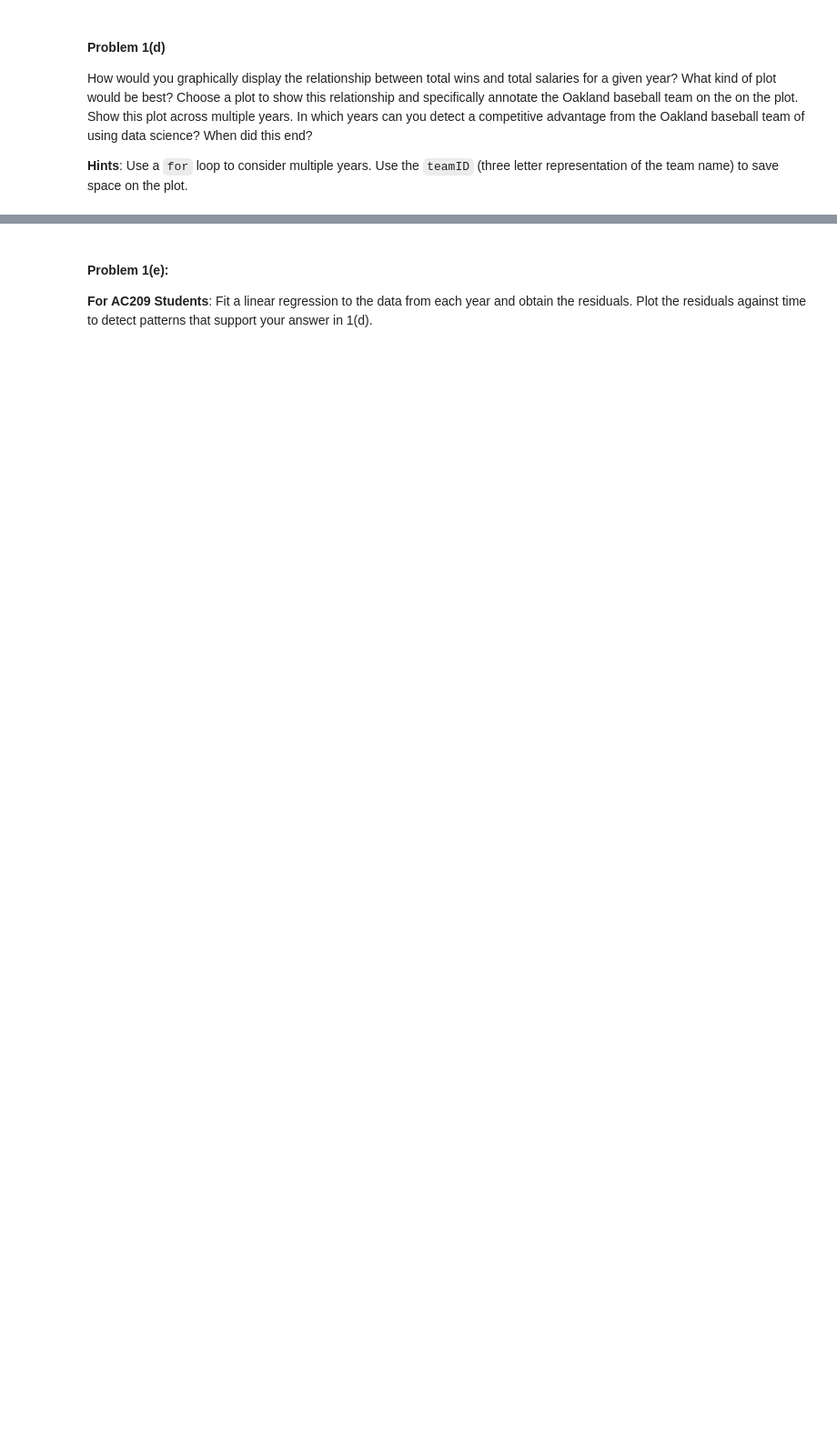
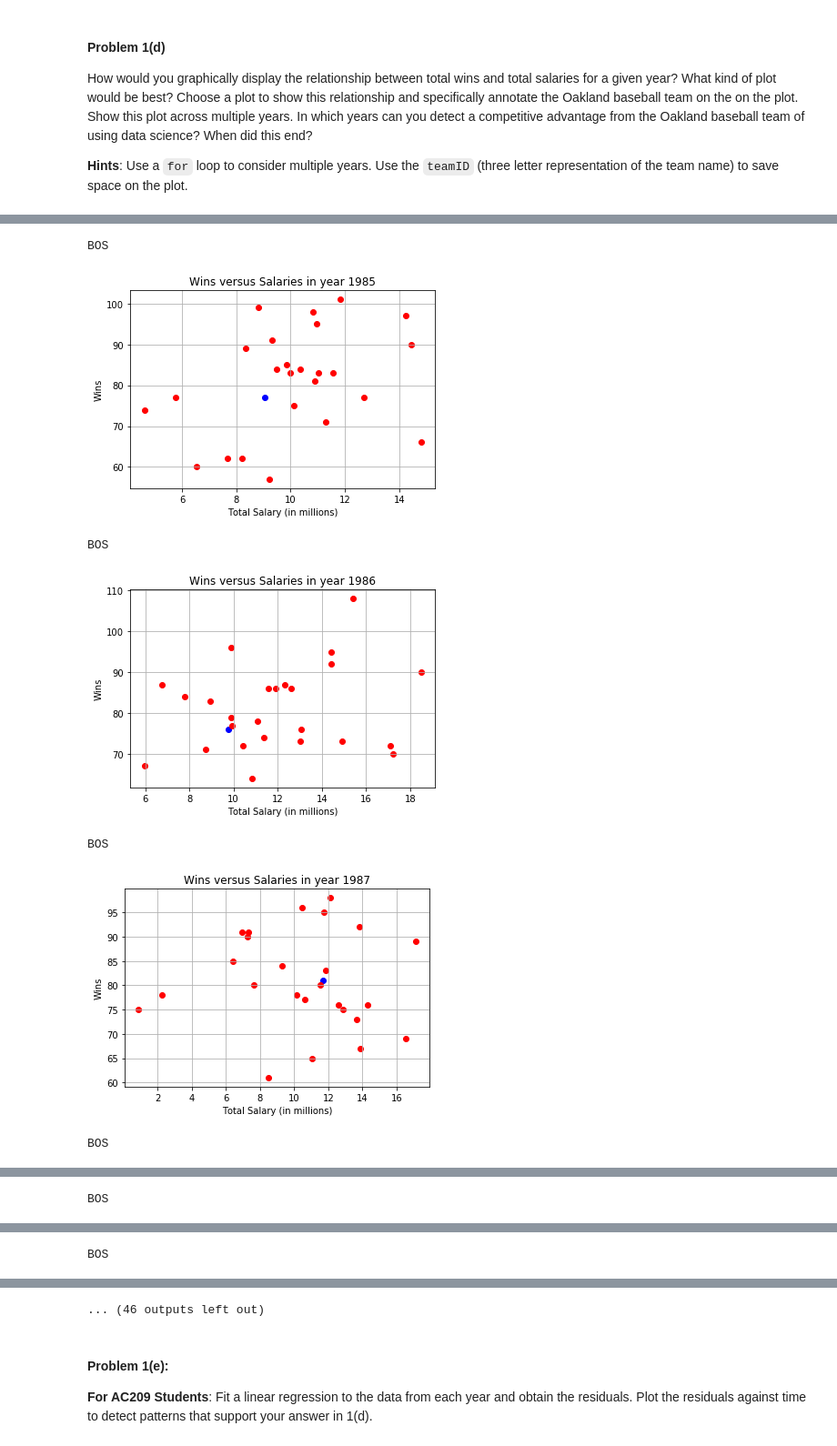
Before and after one commit to ShichengChen/cs109, a Jupyter notebook: 2014-master/homework/HW1.ipynb, the cells around one changed output, grey strips where cells are left out. Shown at 91% size. Cells and saved outputs as stored; diff of their text form; code cells hidden in the pictures; blank space fills up the shorter version.

```diff
--- a/2014-master/homework/HW1.ipynb
+++ b/2014-master/homework/HW1.ipynb
@@ -169,3 +149,7 @@ Mallory Portland      2
 | 1 | Bob | Seattle | 2 |
 | 2 | Mallory | Portland | 2 |
 | 3 | Mallory | Seattle | 1 |
+# %%
+showcol = ['teamID', 'yearID','salary','W']
+swin = pd.merge(pdts, team, how='inner', on=['teamID', 'yearID'])[showcol]
+swin.head()
@@ -176,11 +167,9 @@ How would you graphically display the relationship between total wins and total
 
 **Hints**: Use a `for` loop to consider multiple years. Use the `teamID` (three letter representation of the team name) to save space on the plot.
 # %%
-#print swin.info()
-#swin[swin.WCWin.isnull()] = 'N'
-swin = swin.fillna('N')
-swin['win'] = 0
-tn = lambda s: s.count('Y')
-swin.win = swin.DivWin.apply(tn) + swin.WCWin.apply(tn) +swin.LgWin.apply(tn) + swin.WSWin.apply(tn)
+#swin = swin.fillna('N')
+#swin['win'] = 0
+#tn = lambda s: s.count('Y')
+#swin.win = swin.DivWin.apply(tn) + swin.WCWin.apply(tn) +swin.LgWin.apply(tn) + swin.WSWin.apply(tn)
 #swin.win = swin.awin.apply(lambda s: s.count('Y'))
-print swin.head()
+#print swin.head()
@@ -207,0 +188,29 @@ plt.show()
+# %%
+teamName = 'OAK'
+years = np.arange(1985, 2014)
+for i in years:
+    df = swin[swin['yearID'] == i]
+    df0 = df[df['teamID'] == 'OAK']
+    df1 = df[df['teamID'] != 'OAK']
+    #print df.iloc[2]['teamID']
+    if(df0.empty == True):continue
+    plt.title('Wins versus Salaries in year ' + str(i))
+    plt.xlabel('Total Salary (in millions)')
+    plt.ylabel('Wins')
+    #plt.xlim(0, 160)
+    #plt.ylim(30, 120)
+    plt.grid()
+    plt.scatter(df0['salary'] / 1e6,df0['W'],c='b')
+    plt.scatter(df1['salary'] / 1e6,df1['W'],c='r')
+    plt.show()
+#In which years can you detect a competitive advantage from the Oakland baseball team
+#of using data science?
+#first thinking, what is competitive advantage?
+# %% [output]
+BOS
+[figure, added]
+BOS
+[figure, added]
+BOS
+[figure, added]
+BOS
@@ -207,0 +218 @@ plt.show()
+BOS
@@ -207,0 +220 @@ plt.show()
+BOS
@@ -208,3 +222,4 @@ plt.show()
+... (46 outputs left out)
 # %% [markdown]
 #### Problem 1(e):
 
```
Also changed, not shown: parts of 9 cells of this notebook, 1 other file.
